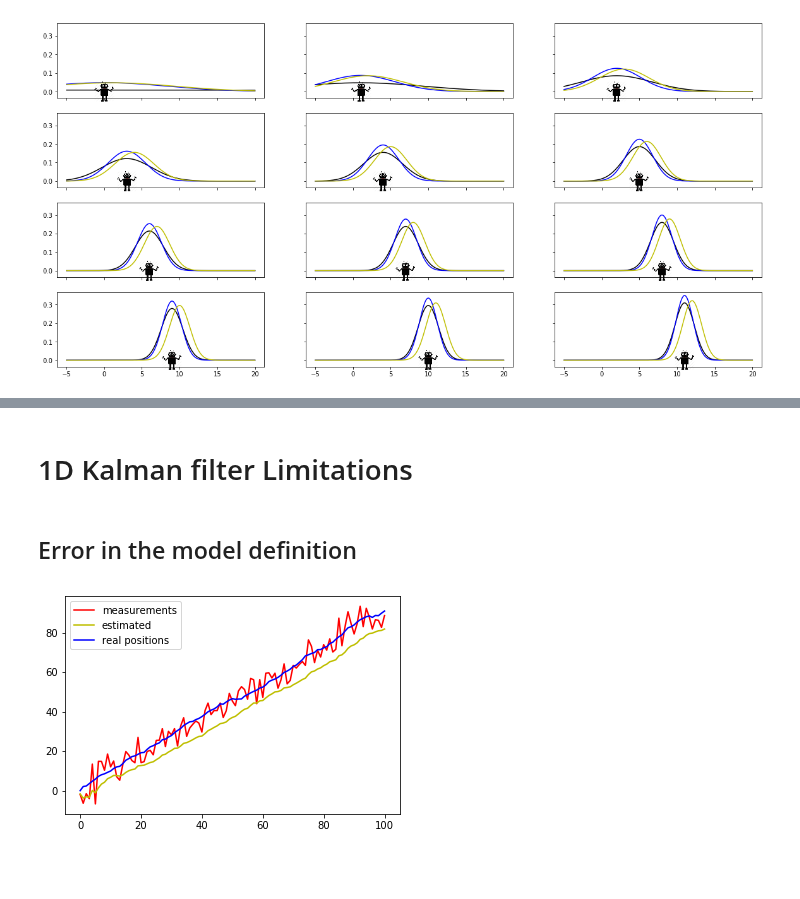
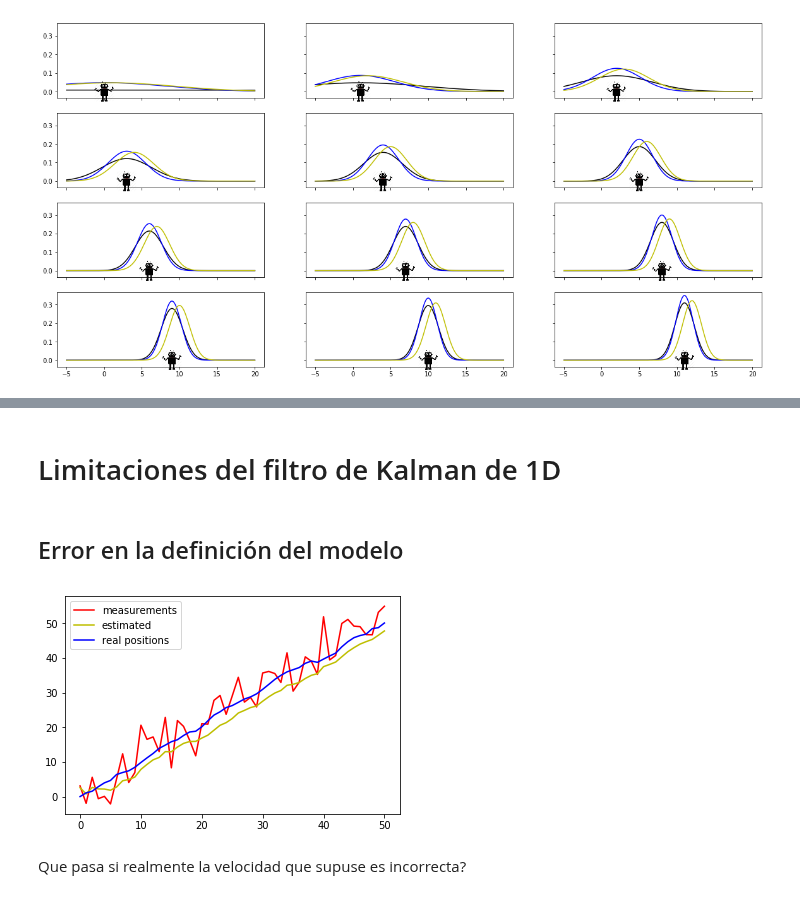
Before and after one commit to jganzabal/Kalman-as-Recursive-Bayesian-Estimation, a Jupyter notebook: 3_One dimensional Kalman filter.ipynb, the cells around one changed output, grey strips where cells are left out. Saved outputs shown, nothing was run; the diff lists cells and outputs as text; code cells hidden in the pictures; blank space fills up the shorter version.

```diff
--- a/3_One dimensional Kalman filter.ipynb
+++ b/3_One dimensional Kalman filter.ipynb
@@ -502,14 +530,16 @@ interact(plot_kalman_result,
 <function __main__.plot_kalman_result>
-# %% [markdown]
-# 1D Kalman filter Limitations
-# %% [markdown]
-## Error in the model definition
+# %% [markdown]
+# Limitaciones del filtro de Kalman de 1D
+# %% [markdown]
+## Error en la definición del modelo
 # %%
 kalman_generative_model = Kalman1D(sigma_v=5, sigma_w=0.5, X_0=0, P_0=50, U=1, b=1)
-samples = kalman_generative_model.generate_model_samples(100)
+samples = kalman_generative_model.generate_model_samples(50)
 
-kalman_filter_model = Kalman1D(sigma_v=10, sigma_w=0.1, X_0=0, P_0=50, U=0, b=1)
+kalman_filter_model = Kalman1D(sigma_v=10, sigma_w=0.1, X_0=0, P_0=50, U=0.5, b=1)
 kalman_filter_model.filter(*samples)
 kalman_filter_model.plot_kalman_filter_results()
 # %% [output]
-[figure, old version]
+[figure, new version]
+# %% [markdown]
+Que pasa si realmente la velocidad que supuse es incorrecta?
```
Also changed, not shown: parts of 91 cells of this notebook, 12 other files.
